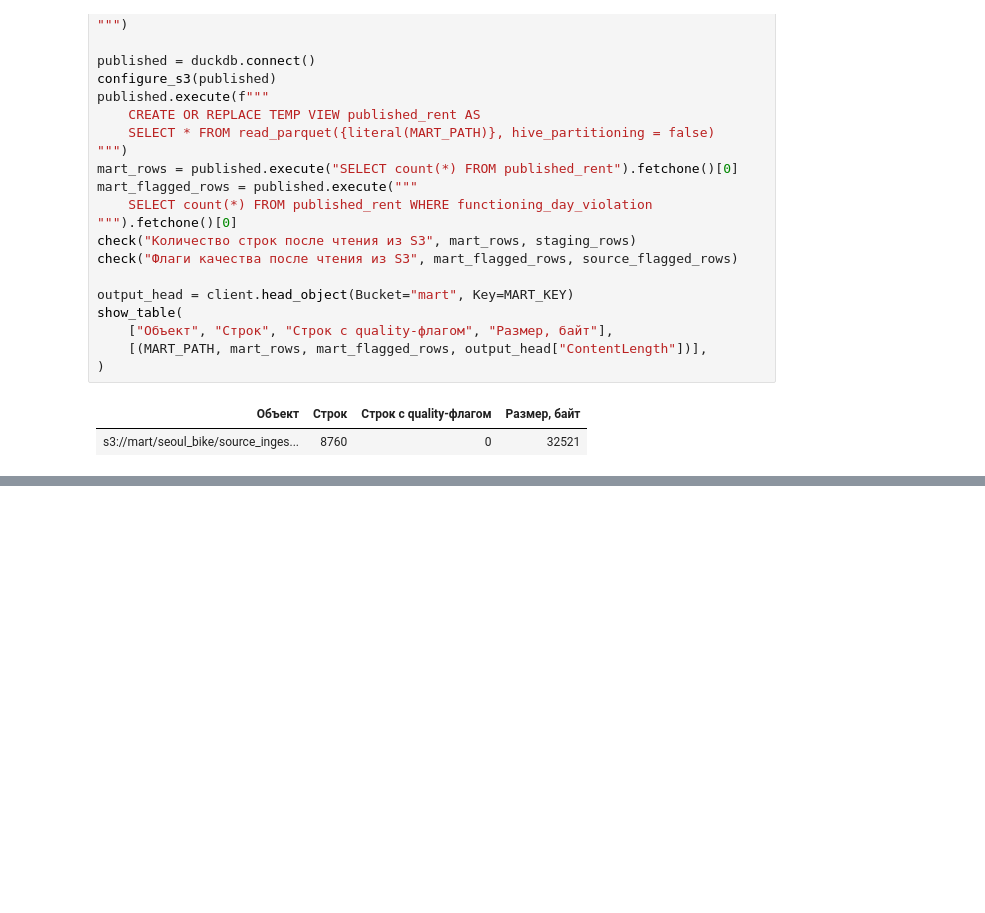
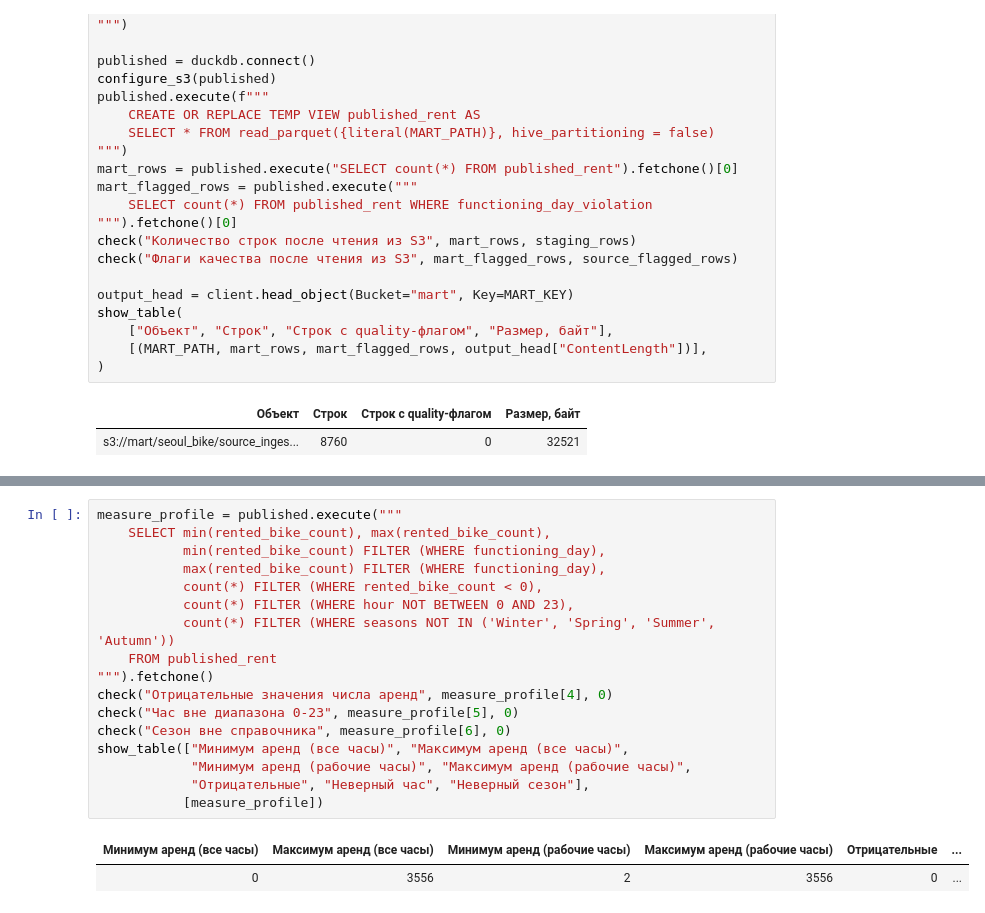
Before and after one commit to Sukulent-Studio/ITAD, a Jupyter notebook: notebooks/build_mart.ipynb, the cells around one changed output, grey strips where cells are left out. Drawn from its saved outputs; the diff is of its cells as text; blank space fills up the shorter version.

```diff
--- a/notebooks/build_mart.ipynb
+++ b/notebooks/build_mart.ipynb
@@ -695,0 +421,20 @@ s3://mart/green_tripdata/source_ingested_on=2026-09-30/trips.parquet
+# %%
+measure_profile = published.execute("""
+    SELECT min(rented_bike_count), max(rented_bike_count),
+           min(rented_bike_count) FILTER (WHERE functioning_day),
+           max(rented_bike_count) FILTER (WHERE functioning_day),
+           count(*) FILTER (WHERE rented_bike_count < 0),
+           count(*) FILTER (WHERE hour NOT BETWEEN 0 AND 23),
+           count(*) FILTER (WHERE seasons NOT IN ('Winter', 'Spring', 'Summer', 'Autumn'))
+    FROM published_rent
+""").fetchone()
+check("Отрицательные значения числа аренд", measure_profile[4], 0)
+check("Час вне диапазона 0-23", measure_profile[5], 0)
+check("Сезон вне справочника", measure_profile[6], 0)
+show_table(["Минимум аренд (все часы)", "Максимум аренд (все часы)",
+            "Минимум аренд (рабочие часы)", "Максимум аренд (рабочие часы)",
+            "Отрицательные", "Неверный час", "Неверный сезон"],
+           [measure_profile])
+# %% [output]
+| Минимум аренд (все часы) | Максимум аренд (все часы) | Минимум аренд (рабочие часы) | Максимум аренд (рабочие часы) | Отрицательные | ... |
+| 0 | 3556 | 2 | 3556 | 0 | ... |
```
Also changed, not shown: parts of 28 cells of this notebook, 1 other file.
